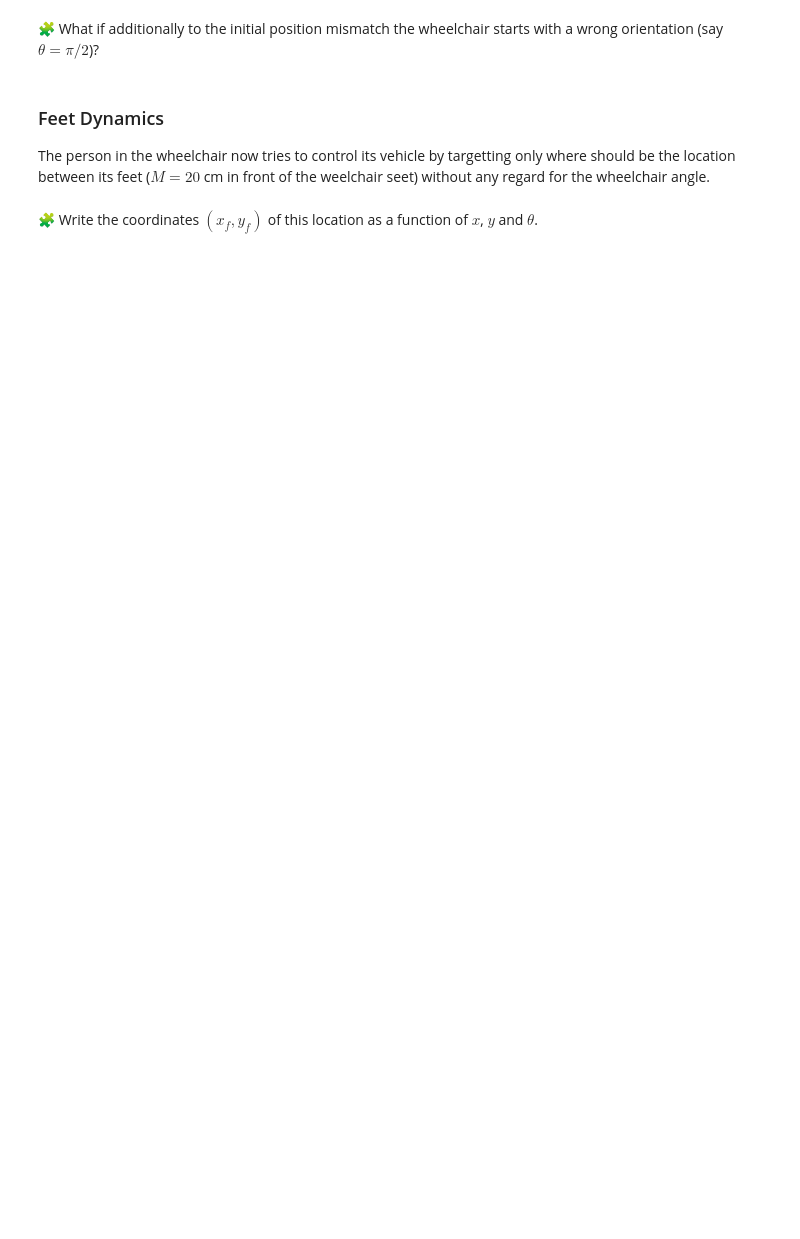
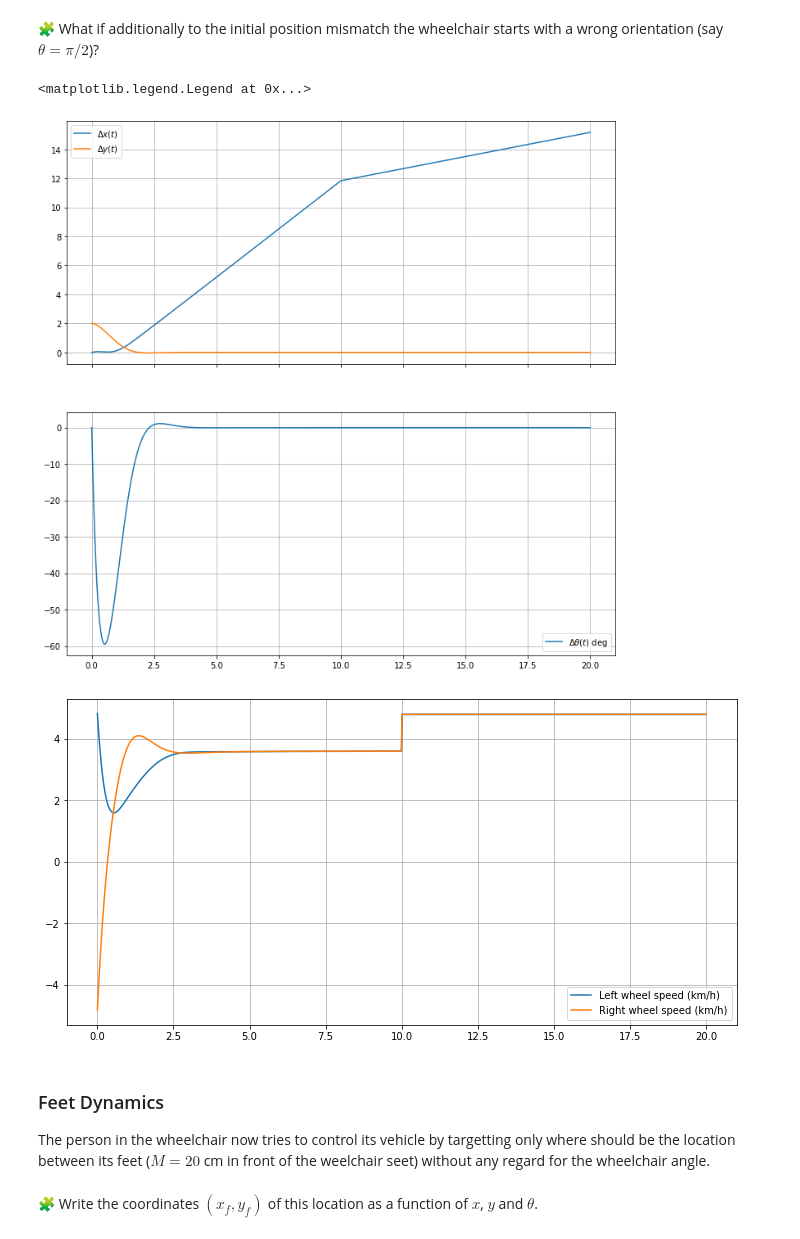
Before and after one commit to AyaBOUBAKRI/control-engineering-with-python-project-2022-2023, a Jupyter notebook: Project-3.ipynb, the cells around one changed output. Drawn from its saved outputs; the diff is of its cells as text; code cells hidden in the pictures; blank space fills up the shorter version.

```diff
--- a/Project-3.ipynb
+++ b/Project-3.ipynb
@@ -1060,3 +1106,60 @@ pass
+# %%
+def omega_dep(t, xytheta):
+    if t <= 10:
+        A = -K @ array(xytheta-array([v*t,0,0])) + array([v/Rw,v/Rw])
+    else:
+        A = array([v/Rw,v/Rw])
+    return A.flatten()
+
+def wind_fun_dep(t, xytheta):
+    x, y, theta = xytheta
+    omega_l, omega_r = omega_dep(t, xytheta)
+    dx = Rw * 0.5 * (omega_l + omega_r) * cos(theta) - v_wind
+    dy = Rw * 0.5 * (omega_l + omega_r) * sin(theta)
+    dtheta = Rw * (omega_r - omega_l) / L
+    return array([dx, dy, dtheta])
+# %%
+Q = array([[10,0,0], [0,10,0], [0,0,10]])
+R = array([[1,0],[0,1]])
+Pi = solve_continuous_are(A, B, Q, R)
+K = inv(R) @ B.T @ Pi
+
+r = solve_ivp(
+    fun=wind_fun_dep,
+    t_span=[0, tf],
+    y0=[0, 2, 0],
+    dense_output=True,
+    rtol=1e-6,
+    atol=1e-12
+)
+
+t = linspace(0.0,tf, 1000)
+dx, dy, dtheta = r["sol"](t)
+fig = figure(figsize=(12, 12))
+ax1, ax2 = fig.subplots(2, 1, sharex=True)
+ax1.grid(True)
+ax1.plot(t, dx, label="$\Delta x(t)$")
+ax1.plot(t, dy, label="$\Delta y(t)$")
+ax1.legend()
+ax2.grid(True)
+ax2.plot(t, dtheta*180/pi, label=r"$\Delta\theta(t)$ deg")
+ax2.legend()
+dX = r["sol"](t)
+xr = zeros((3,1000))
+xr[0,:] = v * t
+dOmega[:,:500] = -K@(dX - xr) [:, :500]
+dOmega[:,500:] = v/Rw
+dOmega_l = dOmega[0,:]
+dOmega_r = dOmega[1,:]
+fig = figure(figsize=(12, 6))
+plot(t, dOmega_l * Rw * 3.6, label=r"Left wheel speed (km/h)")
+plot(t, dOmega_r * Rw * 3.6, label=r"Right wheel speed (km/h)")
+grid()
+legend()
+# %% [output]
+<matplotlib.legend.Legend at 0x...>
+[figure, added]
+[figure, added]
 # %% [markdown]
 ###  Feet Dynamics
 
```
Also changed, not shown: parts of 12 cells of this notebook.
